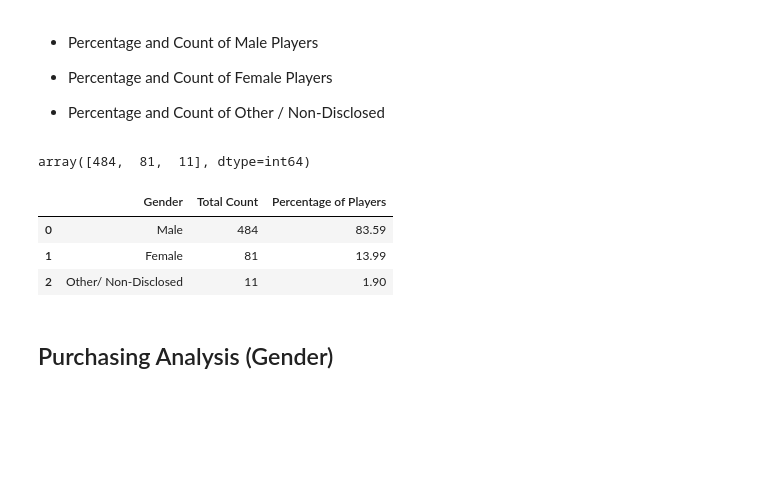
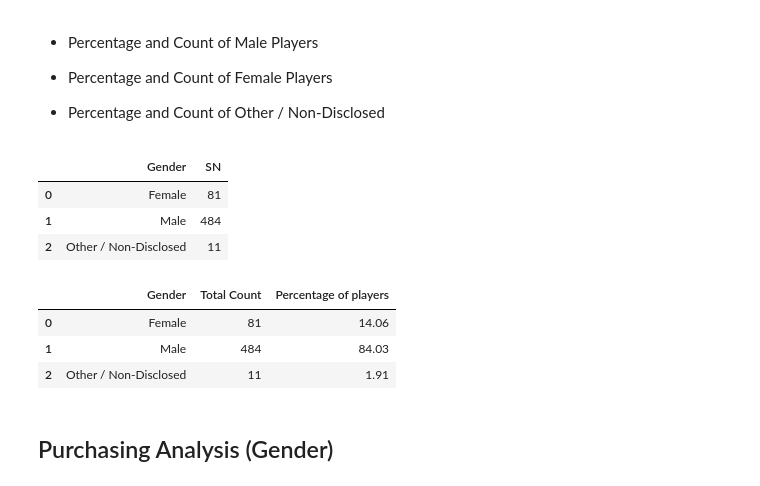
Before and after one commit to gnzamudio/pandas-challenge, a Jupyter notebook: Pymoli/HeroesOfPymoli.ipynb, the cells around one changed output. Cells and saved outputs as stored; diff of their text form; code cells hidden in the pictures; blank space fills up the shorter version.

```diff
--- a/Pymoli/HeroesOfPymoli.ipynb
+++ b/Pymoli/HeroesOfPymoli.ipynb
@@ -79,23 +75,23 @@ Total_items_purchased.head()
-# %%
-filtered_data_bySN= purchase_data.drop_duplicates("SN")
-#Now count how many rows reapeat each gender
-Gender_counts= filtered_data_bySN["Gender"].value_counts()
-Gender_counts.values
-# %% [output]
-array([484,  81,  11], dtype=int64)
-# %%
-#create data frame with Gender analysis
-Gender_demo= pd.DataFrame({
-    "Gender":['Male','Female','Other/ Non-Disclosed'],
-    "Total Count":[484,81,11],
-    "Percentage of Players":[48400/579, 8100/579, 1100/579]
-})
-Gender_demo.round(2)
-# %% [output]
-|  | Gender | Total Count | Percentage of Players |
-| 0 | Male | 484 | 83.59 |
-| 1 | Female | 81 | 13.99 |
-| 2 | Other/ Non-Disclosed | 11 | 1.90 |
+# %%
+#First we need to sort the data by gender, then eliminate douplicate user names
+ByGender= purchase_data.groupby("Gender")
+
+gender_data= ByGender.agg({"SN":"nunique"}).reset_index()
+gender_data
+# %% [output]
+|  | Gender | SN |
+| 0 | Female | 81 |
+| 1 | Male | 484 |
+| 2 | Other / Non-Disclosed | 11 |
+# %%
+gender_data["Percentage of players"]=(gender_data["SN"]*100)/players
+new_name_data= gender_data.rename(columns={"SN":"Total Count"})
+round(new_name_data,2)
+# %% [output]
+|  | Gender | Total Count | Percentage of players |
+| 0 | Female | 81 | 14.06 |
+| 1 | Male | 484 | 84.03 |
+| 2 | Other / Non-Disclosed | 11 | 1.91 |
 # %% [markdown]
 
 ## Purchasing Analysis (Gender)
```
Also changed, not shown: parts of 9 cells of this notebook.
